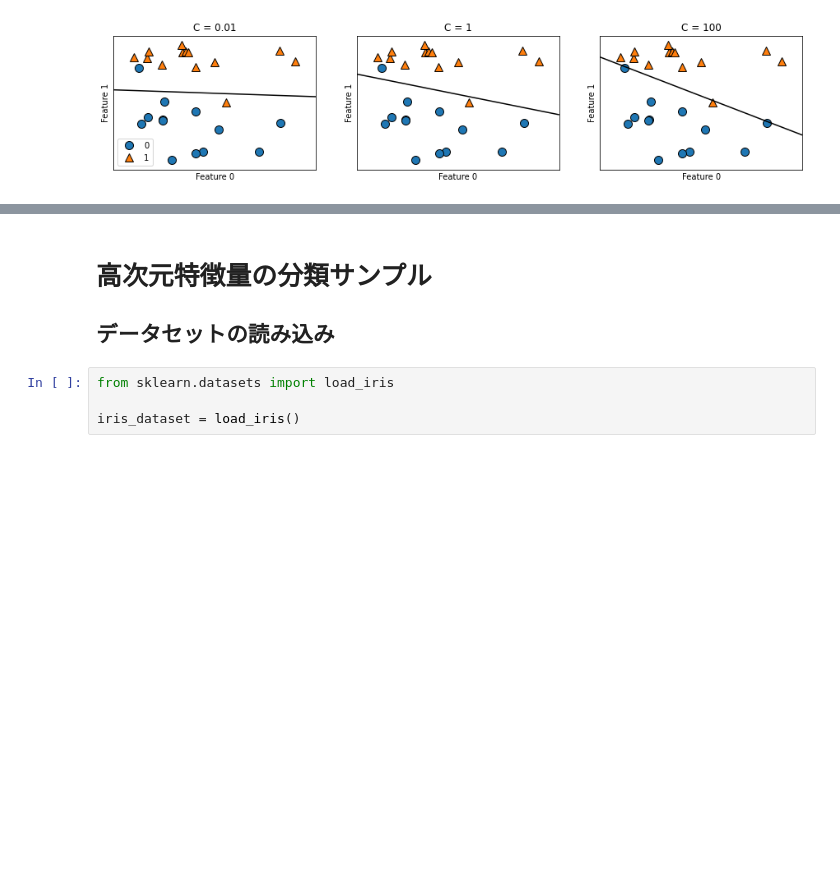
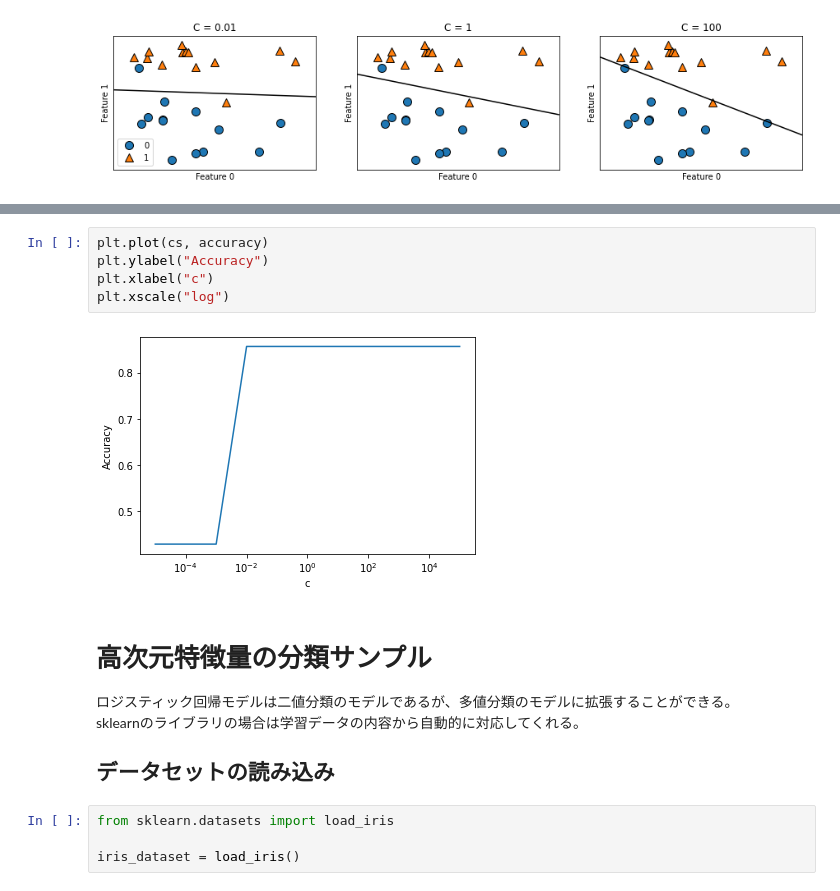
Before and after one commit to naonaorange/sklearn_tutorials, a Jupyter notebook: logistic_regression_classifier.ipynb, the cells around one changed output, grey strips where cells are left out. Cells and saved outputs as stored; diff of their text form; blank space fills up the shorter version.

```diff
--- a/logistic_regression_classifier.ipynb
+++ b/logistic_regression_classifier.ipynb
@@ -135,6 +184,16 @@ plt.xscale("log")
+# %%
+plt.plot(cs, accuracy)
+plt.ylabel("Accuracy")
+plt.xlabel("c")
+plt.xscale("log")
+# %% [output]
+[figure, added]
 # %% [markdown]
 # 高次元特徴量の分類サンプル
 
+ロジスティック回帰モデルは二値分類のモデルであるが、多値分類のモデルに拡張することができる。
+sklearnのライブラリの場合は学習データの内容から自動的に対応してくれる。
+
 ## データセットの読み込み
 # %%
 from sklearn.datasets import load_iris
```
Also changed, not shown: parts of 12 cells of this notebook, 4 other files.
